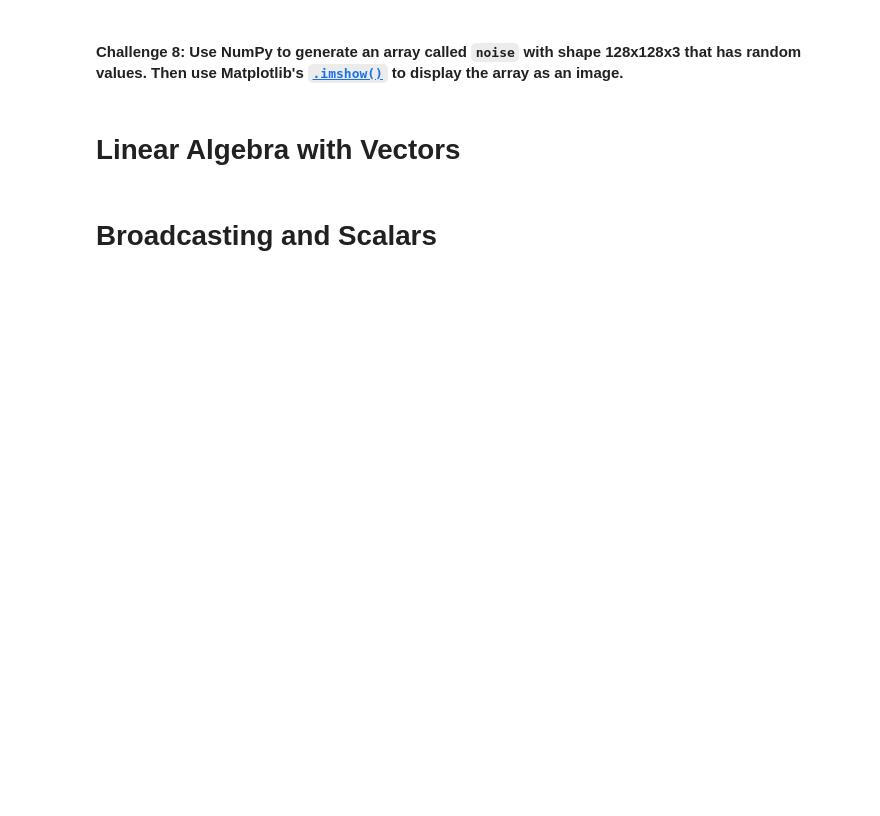
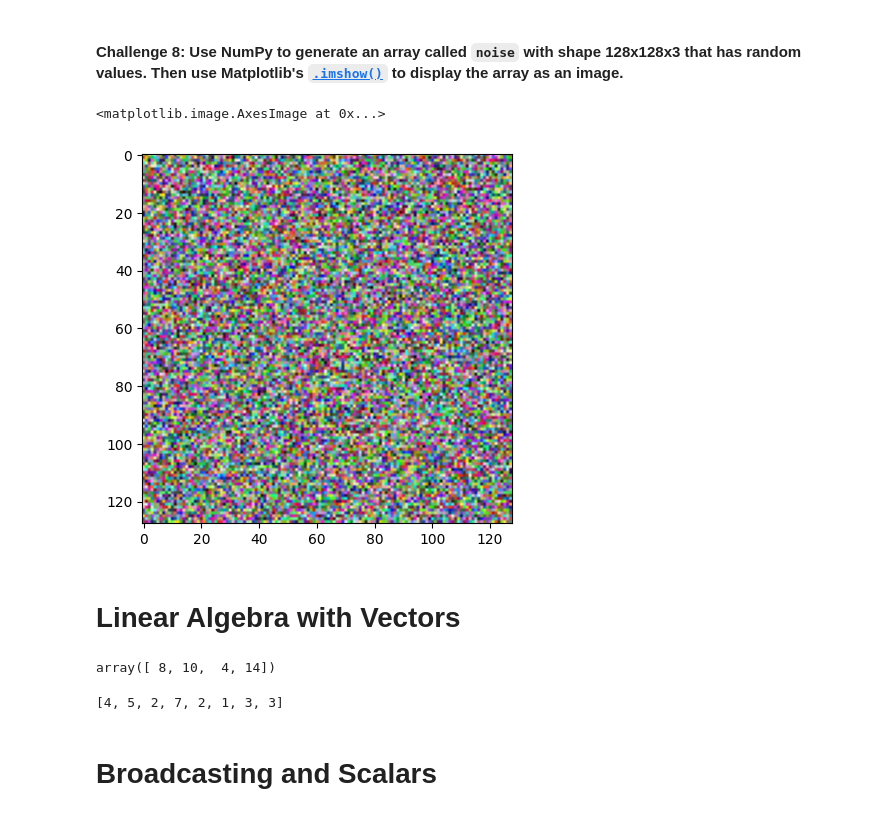
Before and after one commit to J-Bills/day_77, a Jupyter notebook: Computation with NumPy (start)/Computation_with_NumPy_and_N_Dimensional_Arrays_(start).ipynb, the cells around one changed output. Saved outputs shown, nothing was run; the diff lists cells and outputs as text; code cells hidden in the pictures; blank space fills up the shorter version.

```diff
--- a/Computation with NumPy (start)/Computation_with_NumPy_and_N_Dimensional_Arrays_(start).ipynb
+++ b/Computation with NumPy (start)/Computation_with_NumPy_and_N_Dimensional_Arrays_(start).ipynb
@@ -161,5 +199,11 @@ Hint: Use the [`.random()` function](https://numpy.org/doc/stable/reference/rand
 # %% [markdown]
 #### **Challenge 8**: Use NumPy to generate an array called `noise` with shape 128x128x3 that has random values. Then use Matplotlib's [`.imshow()`](https://matplotlib.org/3.1.1/api/_as_gen/matplotlib.pyplot.imshow.html) to display the array as an image.
+# %%
+noise = np.random.random(size=(128,128,3))
+plt.imshow(noise)
+# %% [output]
+<matplotlib.image.AxesImage at 0x...>
+[figure, added]
 # %% [markdown]
 # Linear Algebra with Vectors
 # %%
@@ -169,5 +213,13 @@ v2 = np.array([2, 1, 3, 3])
 # Python Lists vs ndarrays
 list1 = [4, 5, 2, 7]
 list2 = [2, 1, 3, 3]
+# %%
+v1 + v1
+# %% [output]
+array([ 8, 10,  4, 14])
+# %%
+list1 + list2
+# %% [output]
+[4, 5, 2, 7, 2, 1, 3, 3]
 # %% [markdown]
 # Broadcasting and Scalars
```
Also changed, not shown: parts of 7 cells of this notebook.
